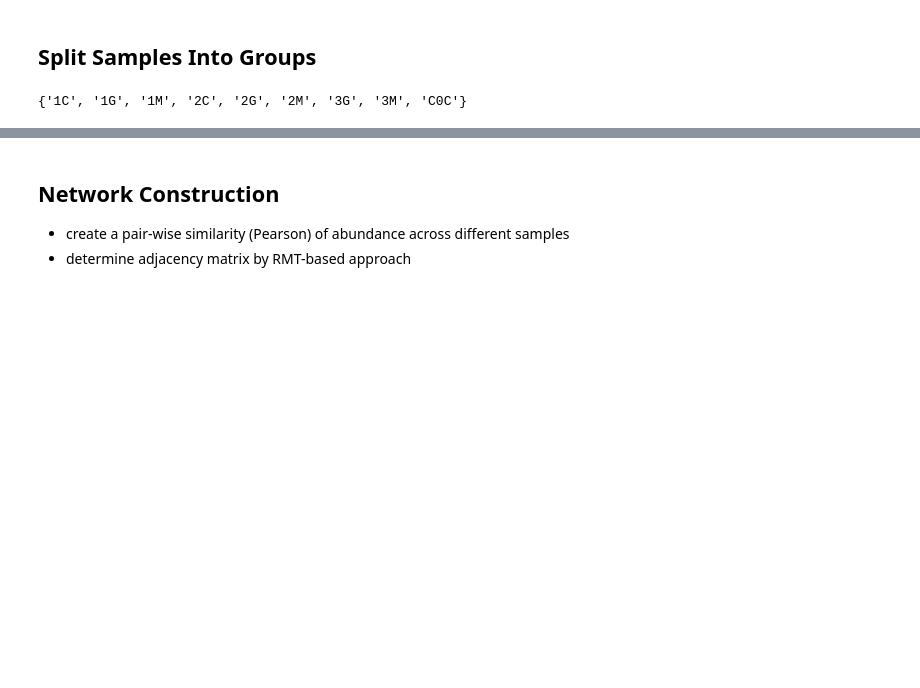
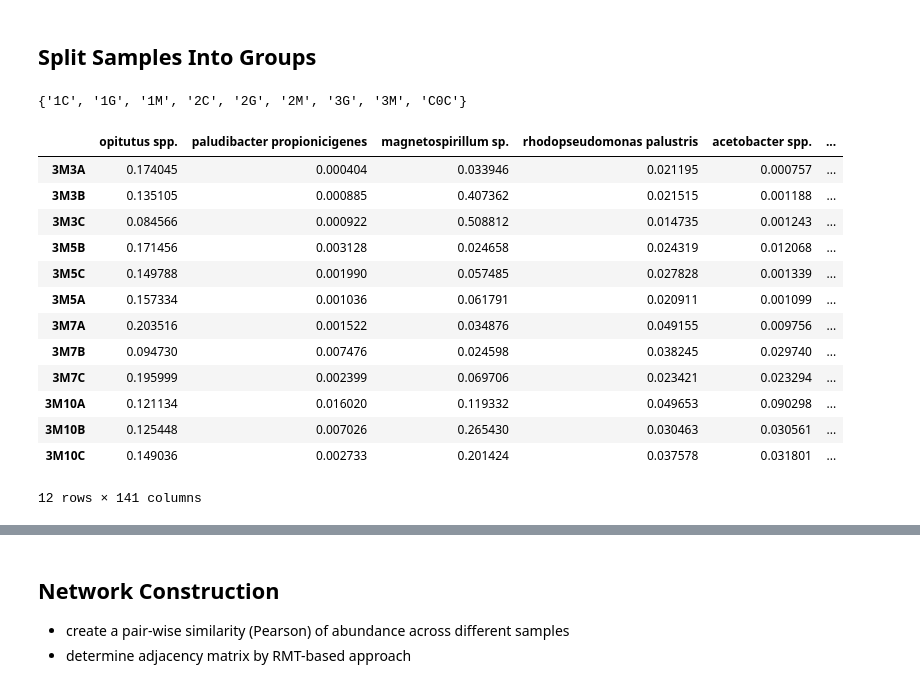
Before and after one commit to olincollege/microbiome-network-analysis-research, a Jupyter notebook: network_analysis_groups.ipynb, the cells around one changed output, grey strips where cells are left out. Saved outputs shown, nothing was run; the diff lists cells and outputs as text; code cells hidden in the pictures; blank space fills up the shorter version.

```diff
--- a/network_analysis_groups.ipynb
+++ b/network_analysis_groups.ipynb
@@ -42,3 +58,20 @@ df_counts_rel_2G = df_counts_rel.loc[df_annotations["group"] == "2G", :]
 df_counts_rel_2M = df_counts_rel.loc[df_annotations["group"] == "2M", :]
 df_counts_rel_3G = df_counts_rel.loc[df_annotations["group"] == "3G", :]
 df_counts_rel_3M = df_counts_rel.loc[df_annotations["group"] == "3M", :]
+# %%
+df_counts_rel_3M
+# %% [output]
+|  | opitutus spp. | paludibacter propionicigenes | magnetospirillum sp. | rhodopseudomonas palustris | acetobacter spp. | ... |
+| 3M3A | 0.174045 | 0.000404 | 0.033946 | 0.021195 | 0.000757 | ... |
+| 3M3B | 0.135105 | 0.000885 | 0.407362 | 0.021515 | 0.001188 | ... |
+| 3M3C | 0.084566 | 0.000922 | 0.508812 | 0.014735 | 0.001243 | ... |
+| 3M5B | 0.171456 | 0.003128 | 0.024658 | 0.024319 | 0.012068 | ... |
+| 3M5C | 0.149788 | 0.001990 | 0.057485 | 0.027828 | 0.001339 | ... |
+| 3M5A | 0.157334 | 0.001036 | 0.061791 | 0.020911 | 0.001099 | ... |
+| 3M7A | 0.203516 | 0.001522 | 0.034876 | 0.049155 | 0.009756 | ... |
+| 3M7B | 0.094730 | 0.007476 | 0.024598 | 0.038245 | 0.029740 | ... |
+| 3M7C | 0.195999 | 0.002399 | 0.069706 | 0.023421 | 0.023294 | ... |
+| 3M10A | 0.121134 | 0.016020 | 0.119332 | 0.049653 | 0.090298 | ... |
+| 3M10B | 0.125448 | 0.007026 | 0.265430 | 0.030463 | 0.030561 | ... |
+| 3M10C | 0.149036 | 0.002733 | 0.201424 | 0.037578 | 0.031801 | ... |
+12 rows × 141 columns
```
Also changed, not shown: parts of 41 cells of this notebook, 26 other files.
